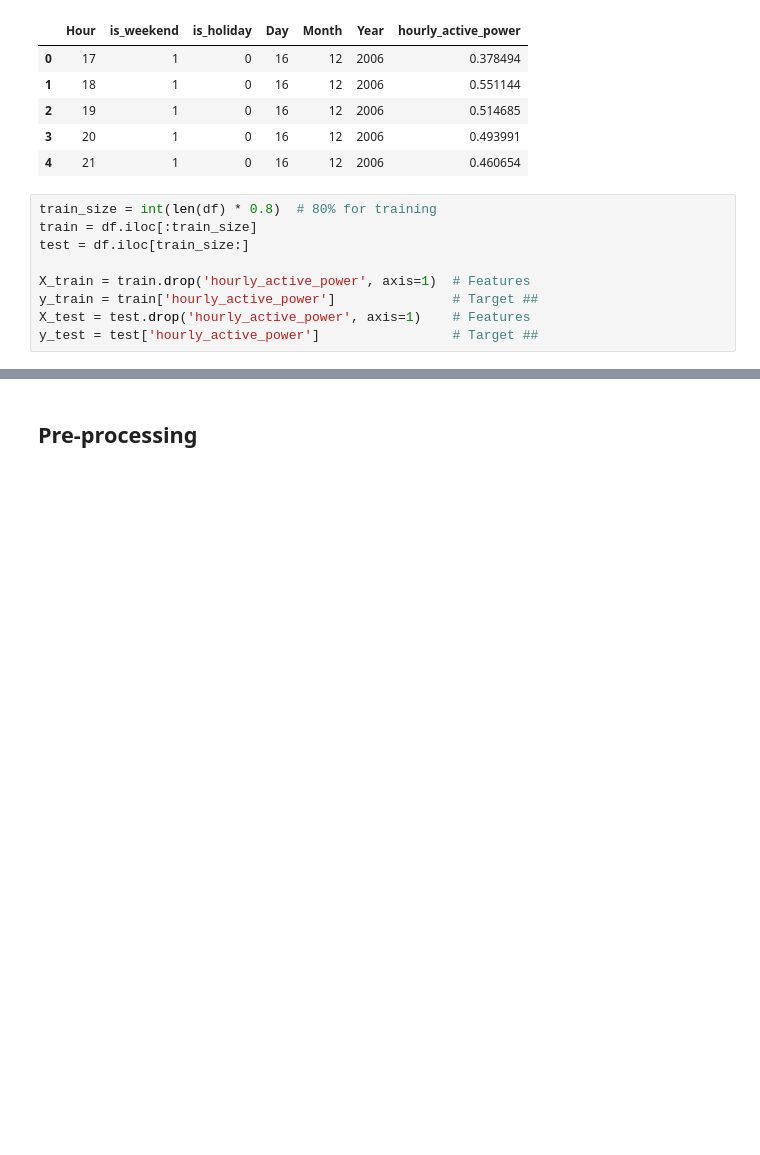
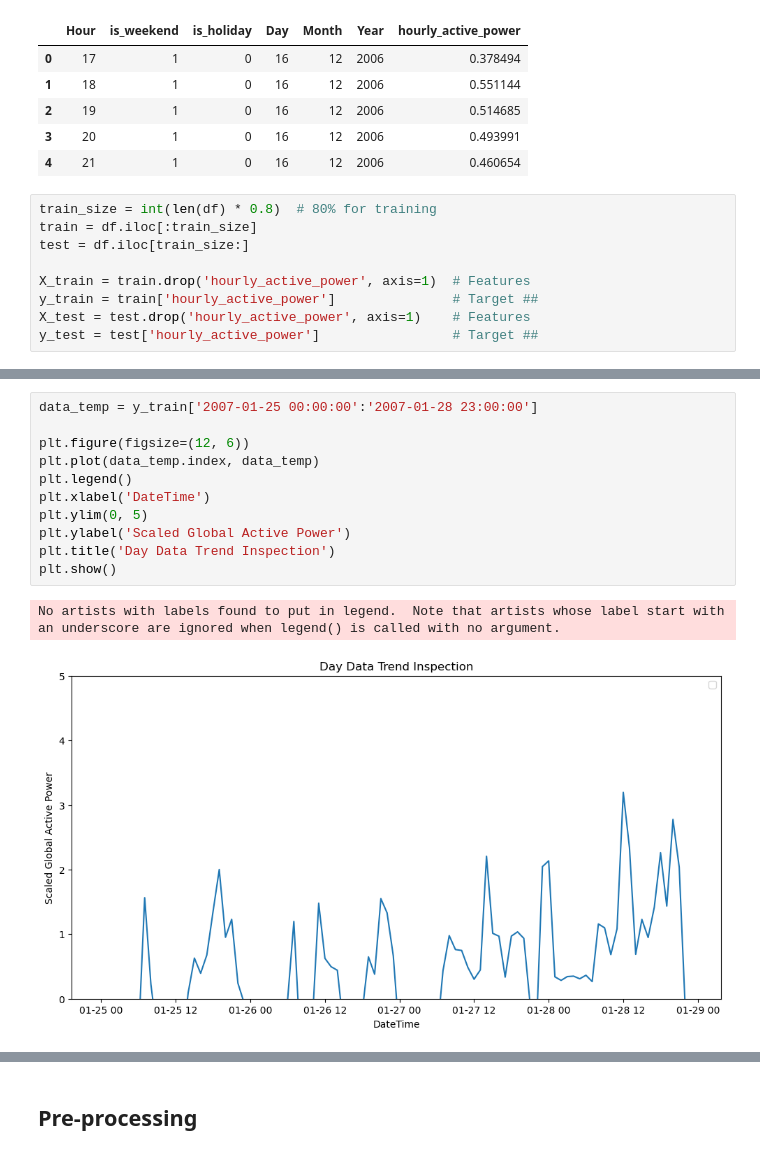
Before and after one commit to LyricLrs/Prediction-of-Individual-Household-Electric-Power-Consumption, a Jupyter notebook: ARIMA.ipynb, the cells around one changed output, grey strips where cells are left out. Saved outputs shown, nothing was run; the diff lists cells and outputs as text; blank space fills up the shorter version.

```diff
--- a/ARIMA.ipynb
+++ b/ARIMA.ipynb
@@ -147 +174,15 @@ No artists with labels found to put in legend.  Note that artists whose label st
+# %%
+data_temp = y_train['2007-01-25 00:00:00':'2007-01-28 23:00:00']
+
+plt.figure(figsize=(12, 6))
+plt.plot(data_temp.index, data_temp)
+plt.legend()
+plt.xlabel('DateTime')
+plt.ylim(0, 5)
+plt.ylabel('Scaled Global Active Power')
+plt.title('Day Data Trend Inspection')
+plt.show()
+# %% [output]
+No artists with labels found to put in legend.  Note that artists whose label start with an underscore are ignored when legend() is called with no argument.
+[figure, added]
 # %%
```
Also changed, not shown: parts of 8 cells of this notebook.
